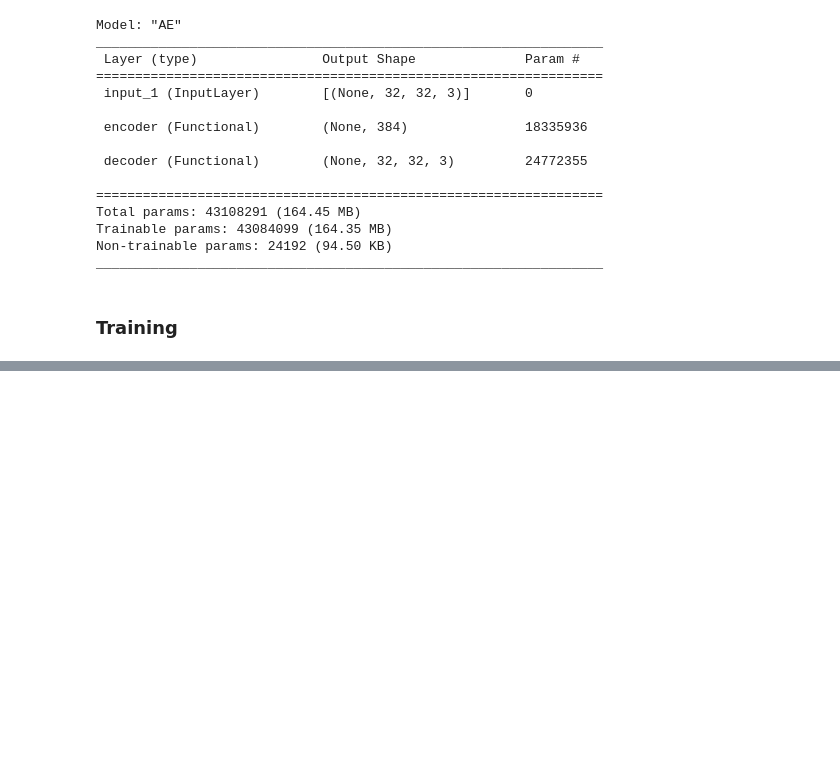
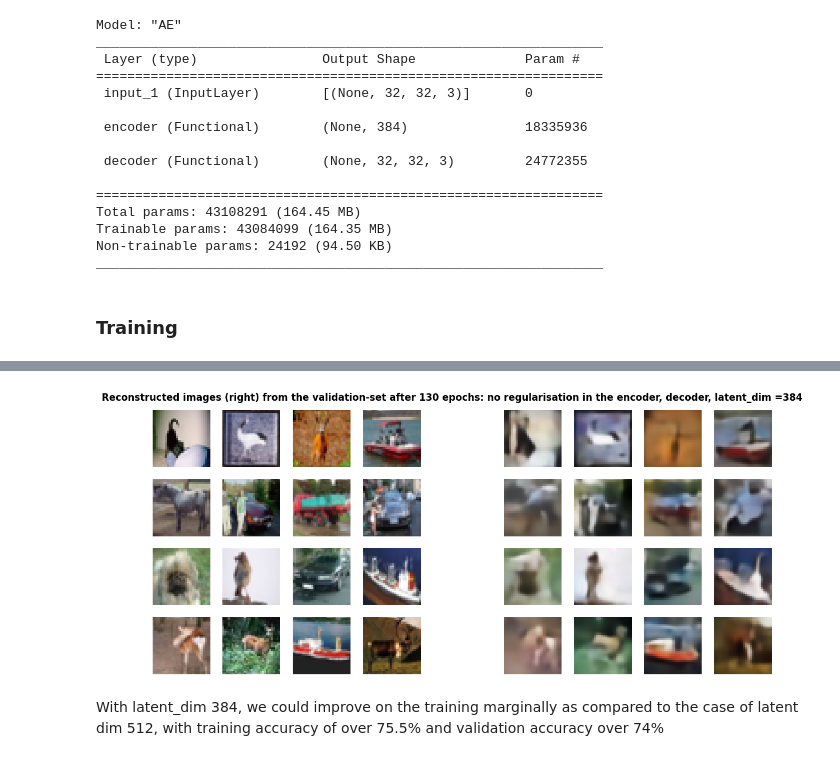
Before and after one commit to AtSourav/AE-w.-Bottleneck-Residual-Blocks, a Jupyter notebook: AE_cifar10_residual_blocks_m3.ipynb, the cells around one changed output, grey strips where cells are left out. Drawn from its saved outputs; the diff is of its cells as text; code cells hidden in the pictures; blank space fills up the shorter version.

```diff
--- a/AE_cifar10_residual_blocks_m3.ipynb
+++ b/AE_cifar10_residual_blocks_m3.ipynb
@@ -605,0 +657,6 @@ history3 = AE.fit(img_train, img_train, batch_size=batch_size, validation_data=(
+# %%
+plot_reconstruction(img_valid, 'validation', 123, 130, 1.5)
+# %% [output]
+[figure, added]
+# %% [markdown]
+With latent_dim 384, we could improve on the training marginally as compared to the case of latent dim 512, with training accuracy of over 75.5% and validation accuracy over 74%
```
Also changed, not shown: parts of 8 cells of this notebook.
